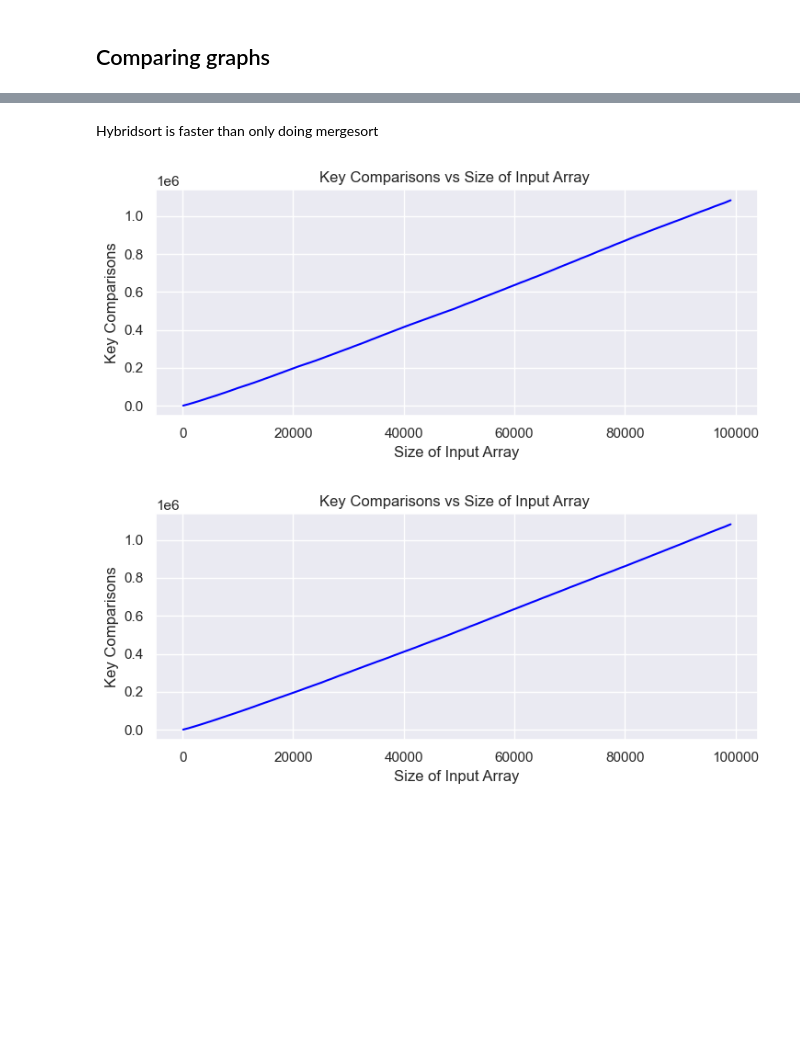
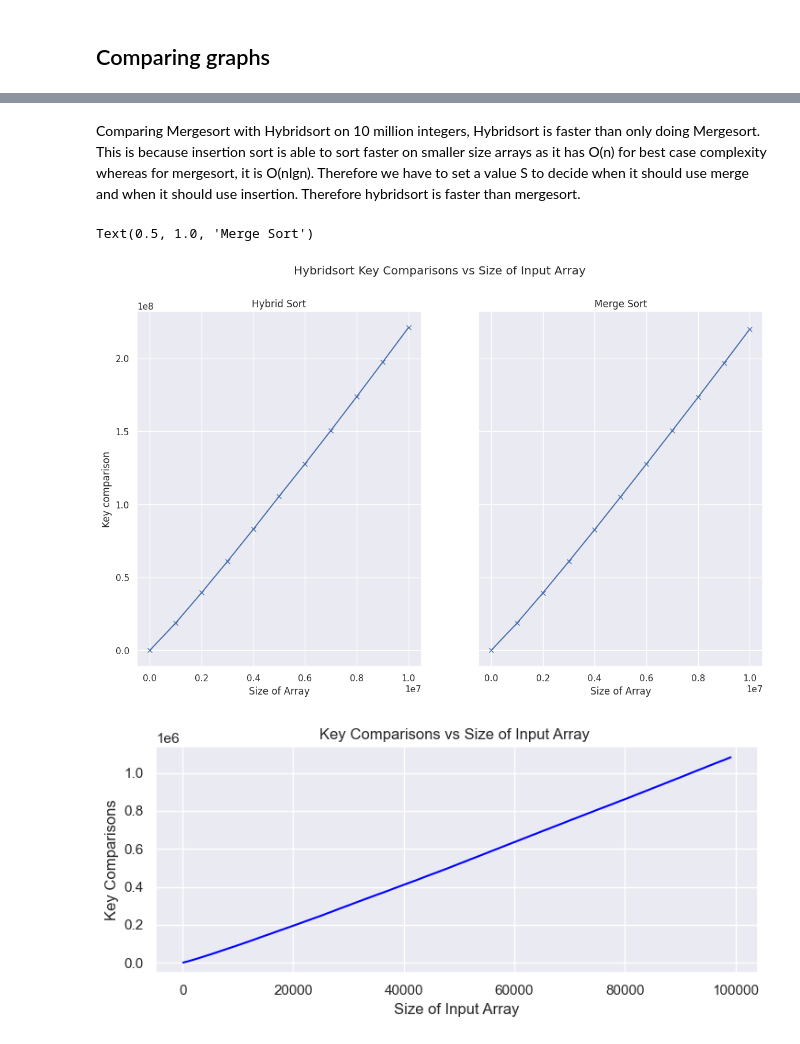
Before and after one commit to emily7lim/algo_Team3, a Jupyter notebook: Project1a.ipynb, the cells around one changed output, grey strips where cells are left out. Saved outputs shown, nothing was run; the diff lists cells and outputs as text; code cells hidden in the pictures; blank space fills up the shorter version.

Commit message:
add graph

```diff
--- a/Project1a.ipynb
+++ b/Project1a.ipynb
@@ -124,7 +96,7 @@ def graph(algo,start,stop,step):
     finaltime =[]
     arrsize = []
     for i in range(start,stop,step):
-        arr = [random.randint(1, 100) for _ in range(i)]
+        arr = [random.randint(1, 5000000) for _ in range(i)]
 
         start_time = time.time()
         if (type(algo(arr)) is tuple):
@@ -133,7 +105,7 @@ def graph(algo,start,stop,step):
             key_comparisons = algo(arr)
         end_time = time.time()
         cpu_time_used = end_time - start_time
-        #print(f"Size: {i}, Key Comparisons: {key_comparisons}, Time: {cpu_time_used} seconds")
+        print(f"Size: {i}, Key Comparisons: {key_comparisons}, Time: {cpu_time_used} seconds")
         finalkc.append(key_comparisons)
         finaltime.append(cpu_time_used)
         arrsize.append(i)
@@ -144,8 +116,8 @@ def graph_hybrid(algo, threshold, start, stop, step):
     finalkc =[]
     finaltime =[]
     arrsize = []
-    for i in range(1,10000,1000):
-        arr = [random.randint(1, 100) for _ in range(i)]
+    for i in range(start,stop,step):
+        arr = [random.randint(1, 5000000) for _ in range(i)]
 
         start_time = time.time()
         if (type(algo(arr,threshold)) is tuple):
@@ -154,7 +126,7 @@ def graph_hybrid(algo, threshold, start, stop, step):
             key_comparisons = algo(arr,threshold)
         end_time = time.time()
         cpu_time_used = end_time - start_time
-        #print(f"Size: {i}, Key Comparisons: {key_comparisons}, Time: {cpu_time_used} seconds")
+        print(f"Size: {i}, Key Comparisons: {key_comparisons}, Time: {cpu_time_used} seconds")
         finalkc.append(key_comparisons)
         finaltime.append(cpu_time_used)
         arrsize.append(i)
@@ -186,8 +175,8 @@ threshold = 5  # Set your threshold here
 fig, ax1 = plt.subplots(1, 2, figsize=(14,8), sharey=True)
 
 fig.suptitle("Comparing HybridSort and Merge Sort")
-mer = graph(origMergeSort,1,10000,1000)
-hybr = graph_hybrid(hybridSort,threshold,1,10000,1000)
+mer = graph(origMergeSort,0,11000000,1000000)
+hybr = graph_hybrid(hybridSort,threshold,0,11000000,1000000)
 
 ax1[0].plot(hybr[0],hybr[2], 'x-')
 ax1[0].set_ylabel('Time (sec)')
@@ -203,35 +209,21 @@ Text(0.5, 1.0, 'Merge Sort')
-# %% [markdown]
-Hybridsort is faster than only doing mergesort
+# %% [markdown]
+Comparing Mergesort with Hybridsort on 10 million integers, Hybridsort is faster than only doing Mergesort. This is because insertion sort is able to sort faster on smaller size arrays as it has O(n) for best case complexity whereas for mergesort, it is O(nlgn). Therefore we have to set a value S to decide when it should use merge and when it should use insertion. Therefore hybridsort is faster than mergesort.
 # %%
 #With the value of S fixed, plot the number of key comparisons over different sizes of the input list n.
-threshold = 5  # Set your threshold here
-finaly =[]
-finalx =[]
-for i in range(100,100000,1000):
-    arr = [random.randint(1, 100) for _ in range(i)]
+fig, ax1 = plt.subplots(1, 2, figsize=(14,8), sharey=True)
 
-    start_time = time.time()
-    key_comparisons = hybridSort(arr,threshold)[1]
-    end_time = time.time()
-    cpu_time_used = end_time - start_time
-    #print(f"Size: {i}, Key Comparisons: {key_comparisons}, Time: {cpu_time_used} seconds")
-    finaly.append(key_comparisons)
-    finalx.append(i)
+fig.suptitle("Hybridsort Key Comparisons vs Size of Input Array")
+ax1[0].plot(hybr[0],hybr[1], 'x-')
+ax1[0].set_ylabel('Key comparison')
+ax1[0].set_xlabel('Size of Array')
+ax1[0].set_title('Hybrid Sort')
 
-plt.rcParams["figure.figsize"] = [7.50, 3.50]
-plt.rcParams["figure.autolayout"] = True
-
-x = np.array(finalx)
-y = np.array(finaly)
-
-plt.title("Key Comparisons vs Size of Input Array ")
-plt.ylabel("Key Comparisons")
-plt.xlabel("Size of Input Array")
-plt.plot(x, y, color="blue")
-
-plt.show()
+ax1[1].plot(mer[0],mer[1], 'x-')
+ax1[1].set_xlabel('Size of Array')
+ax1[1].set_title('Merge Sort')
 # %% [output]
+Text(0.5, 1.0, 'Merge Sort')
-[figure, old version]
+[figure, new version]
 # %%
 #With the value of S fixed, plot the number of key comparisons over different sizes of the input list n.
 threshold = 4  # Set your threshold here
```
Also changed, not shown: parts of 9 cells of this notebook.
